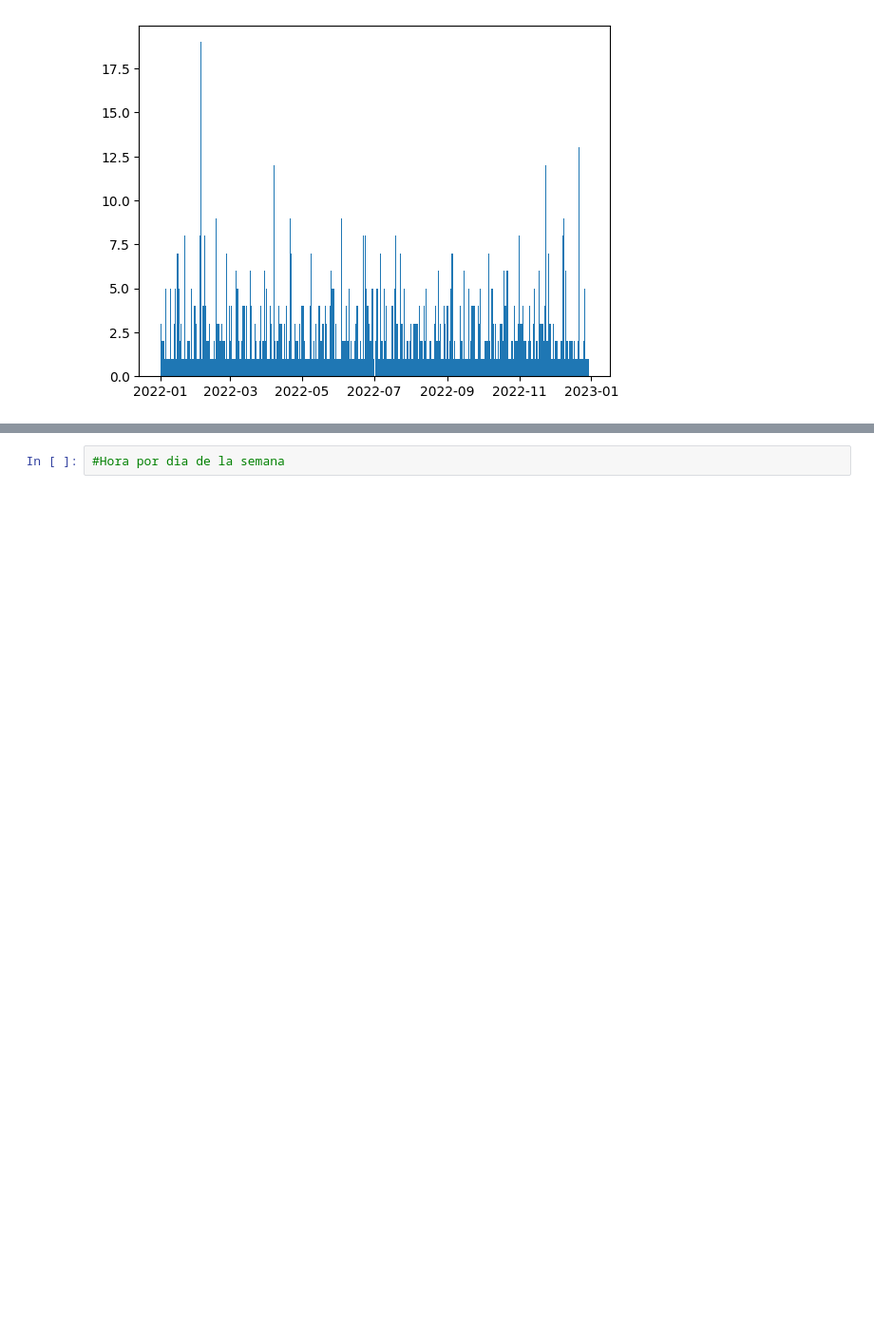
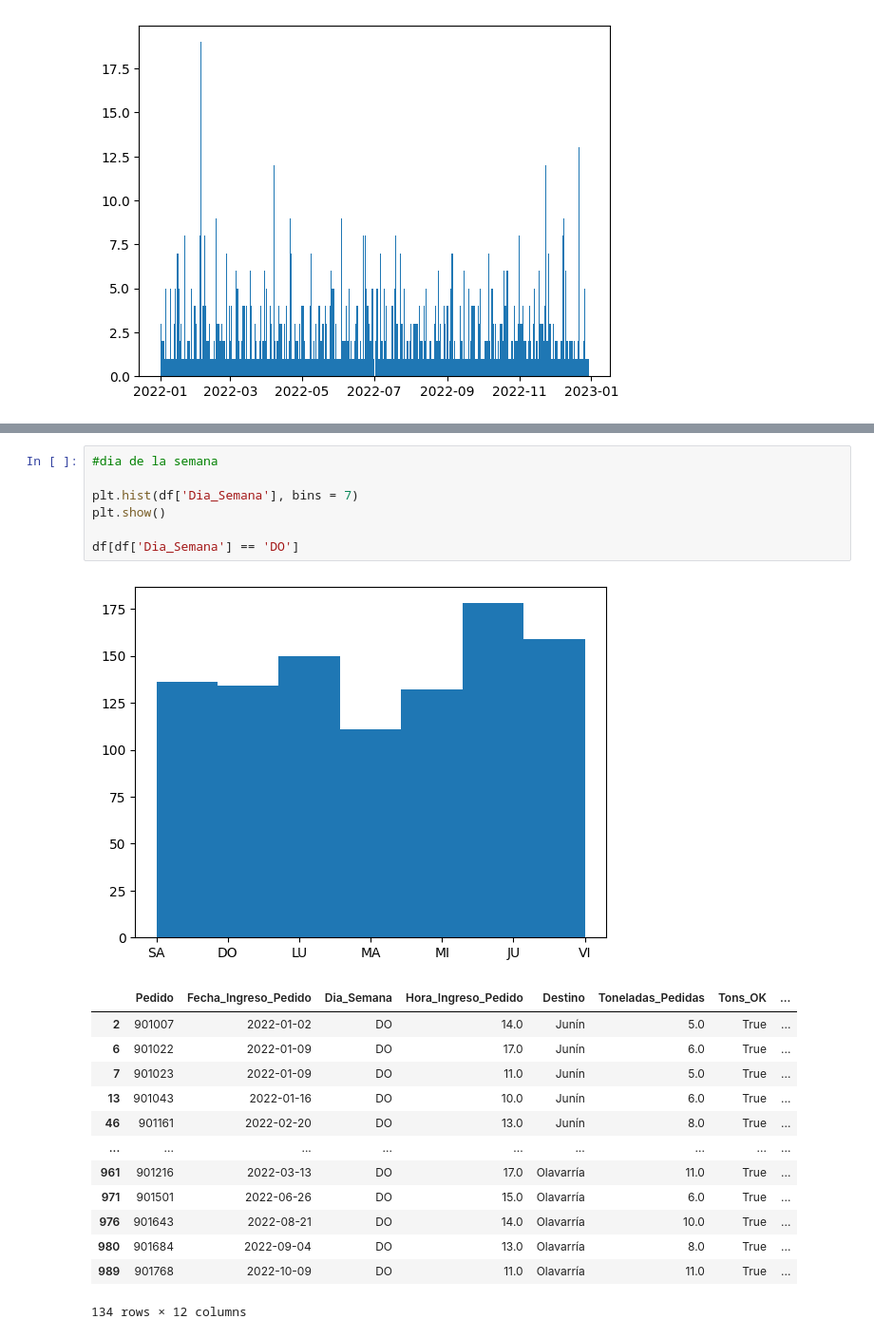
Before and after one commit to rodrigoamor5/TP1_Operativa_III, a Jupyter notebook: Analisis.ipynb, the cells around one changed output, grey strips where cells are left out. Shown at 95% size. Saved outputs shown, nothing was run; the diff lists cells and outputs as text; blank space fills up the shorter version.

```diff
--- a/Analisis.ipynb
+++ b/Analisis.ipynb
@@ -393,4 +389,24 @@ Name: Hora_Ingreso_Pedido, dtype: float64
-# %%
-#Hora por dia de la semana
+# %%
+#dia de la semana
+
+plt.hist(df['Dia_Semana'], bins = 7)
+plt.show()
+
+df[df['Dia_Semana'] == 'DO']
+# %% [output]
+[figure, added]
+|  | Pedido | Fecha_Ingreso_Pedido | Dia_Semana | Hora_Ingreso_Pedido | Destino | Toneladas_Pedidas | Tons_OK | ... |
+| 2 | 901007 | 2022-01-02 | DO | 14.0 | Junín | 5.0 | True | ... |
+| 6 | 901022 | 2022-01-09 | DO | 17.0 | Junín | 6.0 | True | ... |
+| 7 | 901023 | 2022-01-09 | DO | 11.0 | Junín | 5.0 | True | ... |
+| 13 | 901043 | 2022-01-16 | DO | 10.0 | Junín | 6.0 | True | ... |
+| 46 | 901161 | 2022-02-20 | DO | 13.0 | Junín | 8.0 | True | ... |
+| ... | ... | ... | ... | ... | ... | ... | ... | ... |
+| 961 | 901216 | 2022-03-13 | DO | 17.0 | Olavarría | 11.0 | True | ... |
+| 971 | 901501 | 2022-06-26 | DO | 15.0 | Olavarría | 6.0 | True | ... |
+| 976 | 901643 | 2022-08-21 | DO | 14.0 | Olavarría | 10.0 | True | ... |
+| 980 | 901684 | 2022-09-04 | DO | 13.0 | Olavarría | 8.0 | True | ... |
+| 989 | 901768 | 2022-10-09 | DO | 11.0 | Olavarría | 11.0 | True | ... |
+134 rows × 12 columns
 # %%
 #Hago un histograma para ver como se ditribuyen los dias de pedido por ciudad (5GRAFICOS)
```
Also changed, not shown: parts of 46 cells of this notebook, 8 other files.
